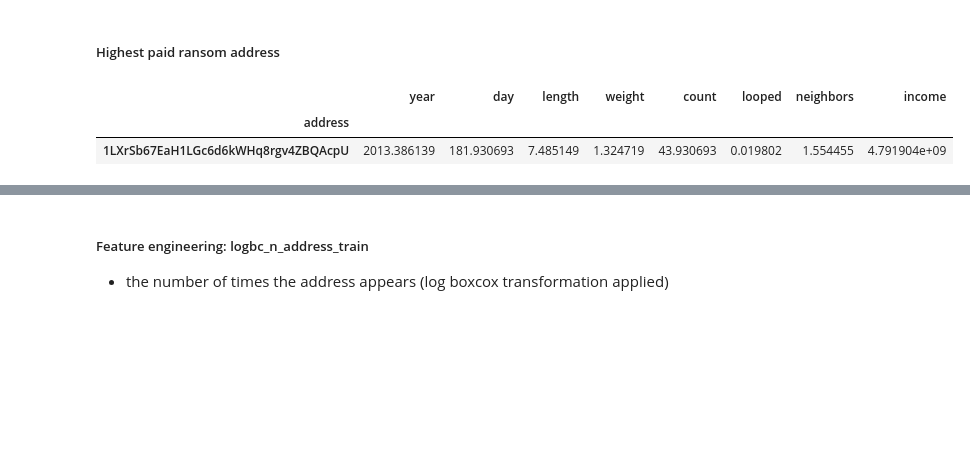
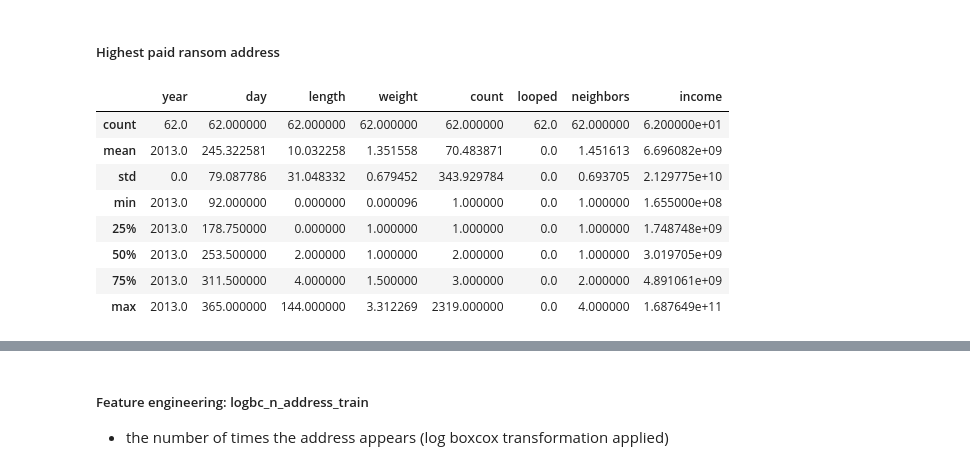
Before and after one commit to PZ808/BC-ransomware-classification, a Jupyter notebook: bc_rans-v2.ipynb, the cells around one changed output, grey strips where cells are left out. Saved outputs shown, nothing was run; the diff lists cells and outputs as text; code cells hidden in the pictures; blank space fills up the shorter version.

```diff
--- a/bc_rans-v2.ipynb
+++ b/bc_rans-v2.ipynb
@@ -547,8 +529,14 @@ Name: address, Length: 533512, dtype: int64
 ##### Highest paid ransom address
 # %%
 worst_culprit_address = df[df['address']=='1LXrSb67EaH1LGc6d6kWHq8rgv4ZBQAcpU']
-worst_culprit_address.groupby('address').mean()
+worst_culprit_address[worst_culprit_address['year']==2013].describe()
 # %% [output]
 |  | year | day | length | weight | count | looped | neighbors | income |
-| address |  |  |  |  |  |  |  |  |
-| 1LXrSb67EaH1LGc6d6kWHq8rgv4ZBQAcpU | 2013.386139 | 181.930693 | 7.485149 | 1.324719 | 43.930693 | 0.019802 | 1.554455 | 4.791904e+09 |
+| count | 62.0 | 62.000000 | 62.000000 | 62.000000 | 62.000000 | 62.0 | 62.000000 | 6.200000e+01 |
+| mean | 2013.0 | 245.322581 | 10.032258 | 1.351558 | 70.483871 | 0.0 | 1.451613 | 6.696082e+09 |
+| std | 0.0 | 79.087786 | 31.048332 | 0.679452 | 343.929784 | 0.0 | 0.693705 | 2.129775e+10 |
+| min | 2013.0 | 92.000000 | 0.000000 | 0.000096 | 1.000000 | 0.0 | 1.000000 | 1.655000e+08 |
+| 25% | 2013.0 | 178.750000 | 0.000000 | 1.000000 | 1.000000 | 0.0 | 1.000000 | 1.748748e+09 |
+| 50% | 2013.0 | 253.500000 | 2.000000 | 1.000000 | 2.000000 | 0.0 | 1.000000 | 3.019705e+09 |
+| 75% | 2013.0 | 311.500000 | 4.000000 | 1.500000 | 3.000000 | 0.0 | 2.000000 | 4.891061e+09 |
+| max | 2013.0 | 365.000000 | 144.000000 | 3.312269 | 2319.000000 | 0.0 | 4.000000 | 1.687649e+11 |
```
Also changed, not shown: parts of 5 cells of this notebook, 1 other file.
